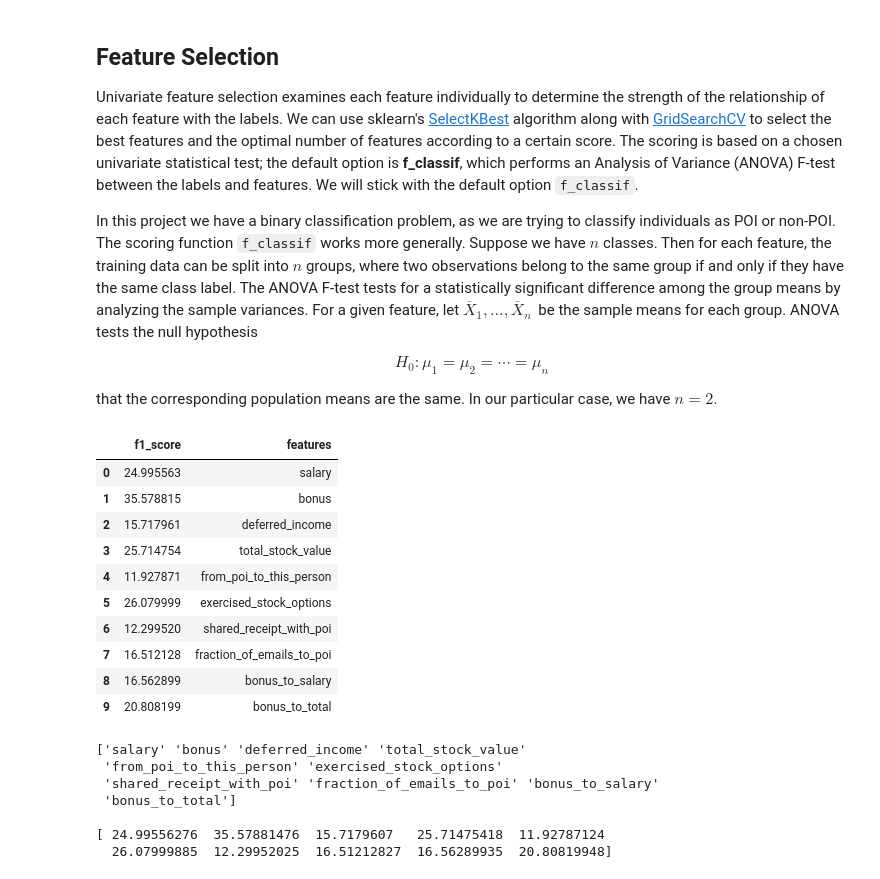
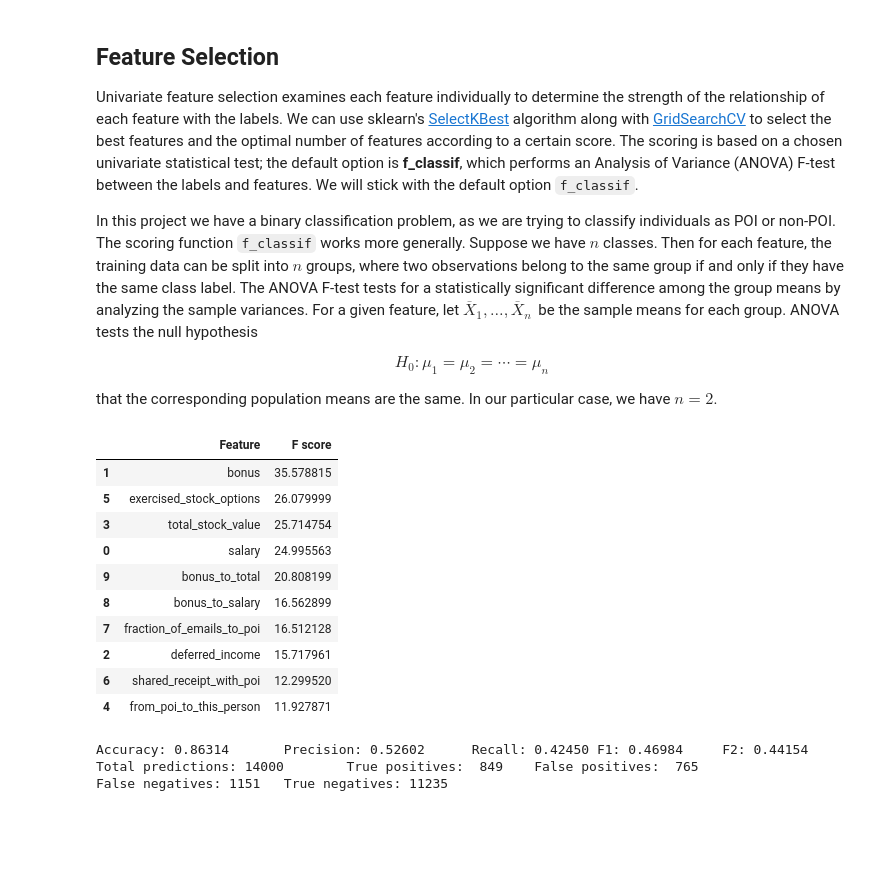
Before and after one commit to marty-vanhoof/Identifying_Fraud_from_Enron_Data, a Jupyter notebook: enron_report.ipynb, the cells around one changed output. Saved outputs shown, nothing was run; the diff lists cells and outputs as text; code cells hidden in the pictures; blank space fills up the shorter version.

Commit message:
Nice performance results with new features and GaussianNB

```diff
--- a/enron_report.ipynb
+++ b/enron_report.ipynb
@@ -373,42 +373,43 @@ def get_best_features(f_list, scaling=True):
     selector = grid_result.best_estimator_.named_steps['feature_selection']
     features_selected = np.array(f_list[1:])[selector.get_support()]
 
-    return features_selected, selector
+    return features_selected, grid_result
 
-def display_feature_results(features_selected, selector):
+def display_feature_results(features_selected, grid_result):
     '''
-    Display the results and F1 scores in a Pandas dataframe
+    Display the results and F scores in a Pandas dataframe
+
+    Inputs:
+    features_selected - a list or array of features
+    grid_result - a fitted GridSearchCV object run through a pipeline
     '''
+    selector = grid_result.best_estimator_.named_steps['feature_selection']
     feature_scores = selector.scores_[selector.get_support()]
-    features_dict = dict(features=features_selected, f1_score = feature_scores)
-    features_df = pd.DataFrame(features_dict)
+    tuples = list(zip(features_selected, feature_scores))
+    features_df = pd.DataFrame(tuples, columns=['Feature', 'F score'])
+    features_df.sort_values(by=['F score'], inplace=True, ascending=False)
     display(features_df)
 
-display_feature_results(features_selected, selector)
+features_selected = get_best_features(new_features_list, scaling=False)[0]
+grid_result = get_best_features(new_features_list, scaling=False)[1]
-# %% [output]
-|  | f1_score | features |
-| 0 | 24.995563 | salary |
-| 1 | 35.578815 | bonus |
-| 2 | 15.717961 | deferred_income |
-| 3 | 25.714754 | total_stock_value |
-| 4 | 11.927871 | from_poi_to_this_person |
-| 5 | 26.079999 | exercised_stock_options |
-| 6 | 12.299520 | shared_receipt_with_poi |
-| 7 | 16.512128 | fraction_of_emails_to_poi |
-| 8 | 16.562899 | bonus_to_salary |
-| 9 | 20.808199 | bonus_to_total |
-# %%
-features_selected, selector = get_best_features(new_features_list, scaling=False)[0], \
-                              get_best_features(new_features_list, scaling=False)[1]
-
-feature_scores = selector.scores_[selector.get_support()]
-print(features_selected, '\n')
-print(feature_scores)
-# %% [output]
-['salary' 'bonus' 'deferred_income' 'total_stock_value'
- 'from_poi_to_this_person' 'exercised_stock_options'
- 'shared_receipt_with_poi' 'fraction_of_emails_to_poi' 'bonus_to_salary'
- 'bonus_to_total']
-
-[ 24.99556276  35.57881476  15.7179607   25.71475418  11.92787124
-  26.07999885  12.29952025  16.51212827  16.56289935  20.80819948]
+# %%
+nb_clf = grid_result.best_estimator_
+# %%
+display_feature_results(features_selected, grid_result)
+features_selected = ['poi'] + list(features_selected)
+test_classifier(nb_clf, new_data_dict, features_selected)
+# %% [output]
+|  | Feature | F score |
+| 1 | bonus | 35.578815 |
+| 5 | exercised_stock_options | 26.079999 |
+| 3 | total_stock_value | 25.714754 |
+| 0 | salary | 24.995563 |
+| 9 | bonus_to_total | 20.808199 |
+| 8 | bonus_to_salary | 16.562899 |
+| 7 | fraction_of_emails_to_poi | 16.512128 |
+| 2 | deferred_income | 15.717961 |
+| 6 | shared_receipt_with_poi | 12.299520 |
+| 4 | from_poi_to_this_person | 11.927871 |
+Accuracy: 0.86314       Precision: 0.52602      Recall: 0.42450 F1: 0.46984     F2: 0.44154
+Total predictions: 14000        True positives:  849    False positives:  765
+False negatives: 1151   True negatives: 11235
```
